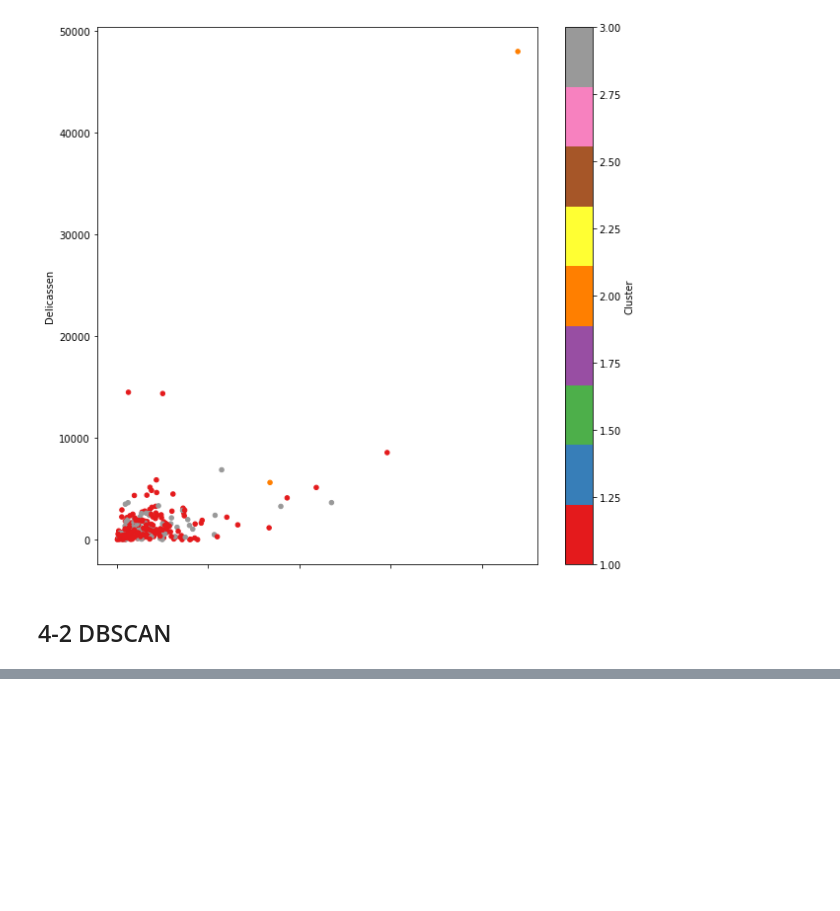
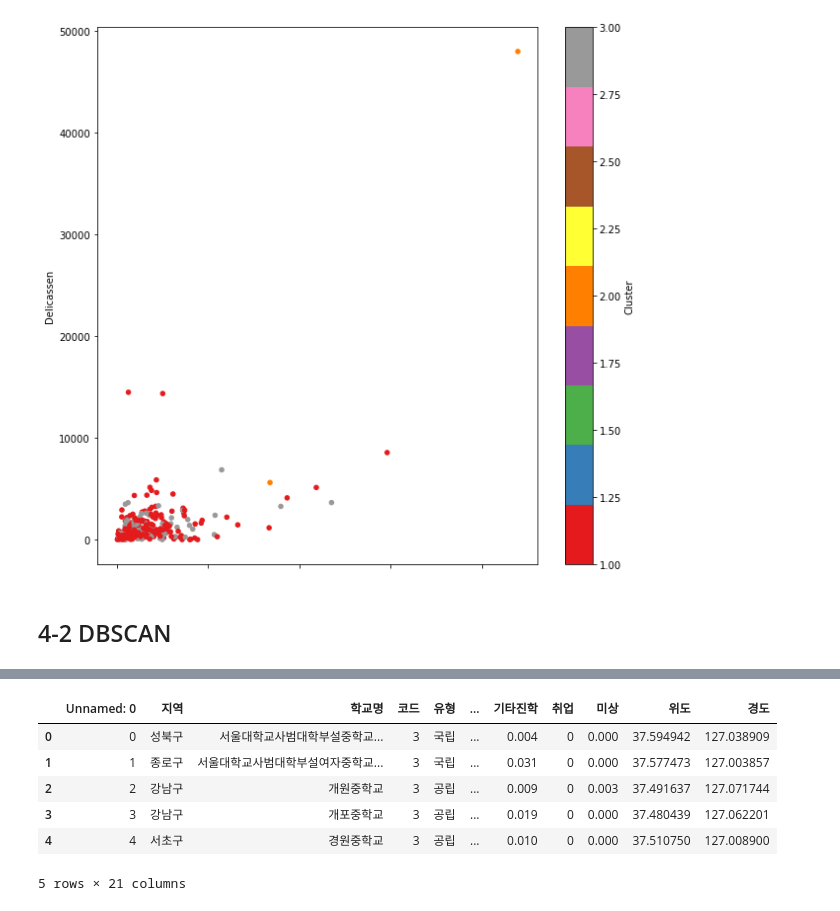
Before and after one commit to harryyang1982/pandas_data_analysis, a Jupyter notebook: part7.ipynb, the cells around one changed output, grey strips where cells are left out. Drawn from its saved outputs; the diff is of its cells as text; code cells hidden in the pictures; blank space fills up the shorter version.

```diff
--- a/part7.ipynb
+++ b/part7.ipynb
@@ -892,0 +928,10 @@ plt.close()
+# %%
+df.head()
+# %% [output]
+|  | Unnamed: 0 | 지역 | 학교명 | 코드 | 유형 | ... | 기타진학 | 취업 | 미상 | 위도 | 경도 |
+| 0 | 0 | 성북구 | 서울대학교사범대학부설중학교... | 3 | 국립 | ... | 0.004 | 0 | 0.000 | 37.594942 | 127.038909 |
+| 1 | 1 | 종로구 | 서울대학교사범대학부설여자중학교... | 3 | 국립 | ... | 0.031 | 0 | 0.000 | 37.577473 | 127.003857 |
+| 2 | 2 | 강남구 | 개원중학교 | 3 | 공립 | ... | 0.009 | 0 | 0.003 | 37.491637 | 127.071744 |
+| 3 | 3 | 강남구 | 개포중학교 | 3 | 공립 | ... | 0.019 | 0 | 0.000 | 37.480439 | 127.062201 |
+| 4 | 4 | 서초구 | 경원중학교 | 3 | 공립 | ... | 0.010 | 0 | 0.000 | 37.510750 | 127.008900 |
+5 rows × 21 columns
```
Also changed, not shown: parts of 9 cells of this notebook, 2 other files.
